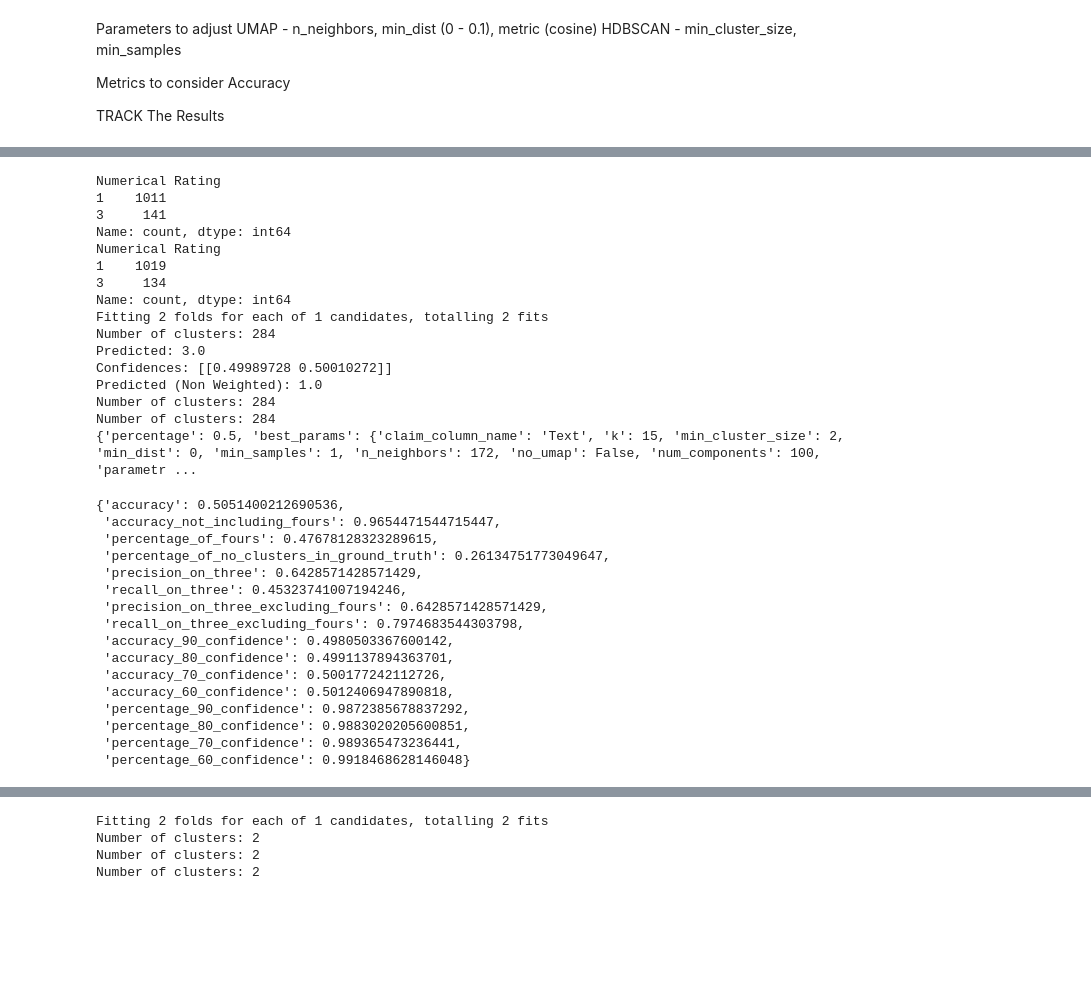
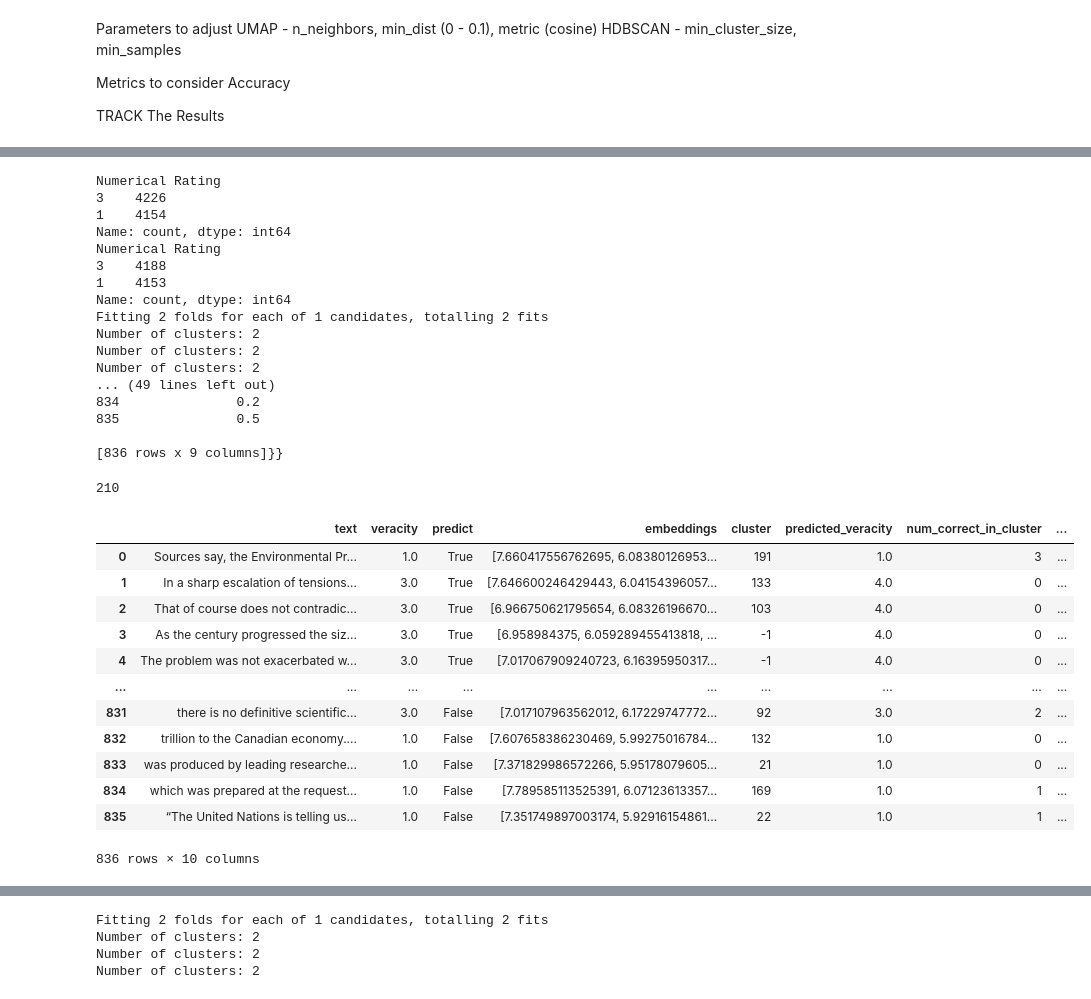
Before and after one commit to Vinayak-Kannan/FactChecker-V3, a Jupyter notebook: Testing/Test Output/hyperparameter_selection.ipynb, the cells around one changed output, grey strips where cells are left out. Drawn from its saved outputs; the diff is of its cells as text; code cells hidden in the pictures; blank space fills up the shorter version.

```diff
--- a/Testing/Test Output/hyperparameter_selection.ipynb
+++ b/Testing/Test Output/hyperparameter_selection.ipynb
@@ -78,9 +81,12 @@ for percentage in percentages:
     data_loader = DataLoader(percentage)
     # train_df, test_df = data_loader.create_train_test_df(True, True, False)
     train_df, test_df = data_loader.create_large_train_test_df()
+    # Sample 0.05 of the data
+    train_df = train_df.sample(frac=0.05)
+    test_df = test_df.sample(frac=0.05)
     cluster_predict_object = ClusterAndPredict(train_df=train_df)
     # Parallelism with jobs doesnt work
-    parameters['n_neighbors'] = [int(train_df.shape[0] * 0.15)]
+    parameters['n_neighbors'] = [int(100)]
     clf = GridSearchCV(cluster_predict_object, parameters, verbose=1, cv=2, refit=True)
     clf.fit(test_df['Text'].tolist(), test_df['Numerical Rating'].tolist())
     # Print best parameters
@@ -97,37 +103,42 @@ for percentage in percentages:
     results.append(output)
 # %% [output]
 Numerical Rating
-1    1011
-3     141
+3    4226
+1    4154
 Name: count, dtype: int64
 Numerical Rating
-1    1019
-3     134
+3    4188
+1    4153
 Name: count, dtype: int64
 Fitting 2 folds for each of 1 candidates, totalling 2 fits
-Number of clusters: 284
-Predicted: 3.0
-Confidences: [[0.49989728 0.50010272]]
-Predicted (Non Weighted): 1.0
-Number of clusters: 284
-Number of clusters: 284
-{'percentage': 0.5, 'best_params': {'claim_column_name': 'Text', 'k': 15, 'min_cluster_size': 2, 'min_dist': 0, 'min_samples': 1, 'n_neighbors': 172, 'no_umap': False, 'num_components': 100, 'parametr ...
+Number of clusters: 2
+Number of clusters: 2
+Number of clusters: 2
+... (49 lines left out)
+834               0.2
+835               0.5
+
+[836 rows x 9 columns]}}
 # %%
-best_estimator.get_all_performance_metrics()
+object_output = best_estimator.get_all_performance_metrics()
+cluster_df = object_output['cluster_df']
+# Print unique count of 'cluster'
+cluster_df['cluster'].nunique()
 # %% [output]
-{'accuracy': 0.5051400212690536,
- 'accuracy_not_including_fours': 0.9654471544715447,
- 'percentage_of_fours': 0.47678128323289615,
- 'percentage_of_no_clusters_in_ground_truth': 0.26134751773049647,
- 'precision_on_three': 0.6428571428571429,
- 'recall_on_three': 0.45323741007194246,
- 'precision_on_three_excluding_fours': 0.6428571428571429,
- 'recall_on_three_excluding_fours': 0.7974683544303798,
- 'accuracy_90_confidence': 0.4980503367600142,
- 'accuracy_80_confidence': 0.4991137894363701,
- 'accuracy_70_confidence': 0.500177242112726,
- 'accuracy_60_confidence': 0.5012406947890818,
- 'percentage_90_confidence': 0.9872385678837292,
- 'percentage_80_confidence': 0.9883020205600851,
- 'percentage_70_confidence': 0.989365473236441,
- 'percentage_60_confidence': 0.9918468628146048}
+210
+# %%
+cluster_df
+# %% [output]
+|  | text | veracity | predict | embeddings | cluster | predicted_veracity | num_correct_in_cluster | ... |
+| 0 | Sources say, the Environmental Pr... | 1.0 | True | [7.660417556762695, 6.08380126953... | 191 | 1.0 | 3 | ... |
+| 1 | In a sharp escalation of tensions... | 3.0 | True | [7.646600246429443, 6.04154396057... | 133 | 4.0 | 0 | ... |
+| 2 | That of course does not contradic... | 3.0 | True | [6.966750621795654, 6.08326196670... | 103 | 4.0 | 0 | ... |
+| 3 | As the century progressed the siz... | 3.0 | True | [6.958984375, 6.059289455413818, ... | -1 | 4.0 | 0 | ... |
+| 4 | The problem was not exacerbated w... | 3.0 | True | [7.017067909240723, 6.16395950317... | -1 | 4.0 | 0 | ... |
+| ... | ... | ... | ... | ... | ... | ... | ... | ... |
+| 831 | there is no definitive scientific... | 3.0 | False | [7.017107963562012, 6.17229747772... | 92 | 3.0 | 2 | ... |
+| 832 | trillion to the Canadian economy.... | 1.0 | False | [7.607658386230469, 5.99275016784... | 132 | 1.0 | 0 | ... |
+| 833 | was produced by leading researche... | 1.0 | False | [7.371829986572266, 5.95178079605... | 21 | 1.0 | 0 | ... |
+| 834 | which was prepared at the request... | 1.0 | False | [7.789585113525391, 6.07123613357... | 169 | 1.0 | 1 | ... |
+| 835 | “The United Nations is telling us... | 1.0 | False | [7.351749897003174, 5.92916154861... | 22 | 1.0 | 1 | ... |
+836 rows × 10 columns
```
Also changed, not shown: parts of 9 cells of this notebook, 3 other files.
